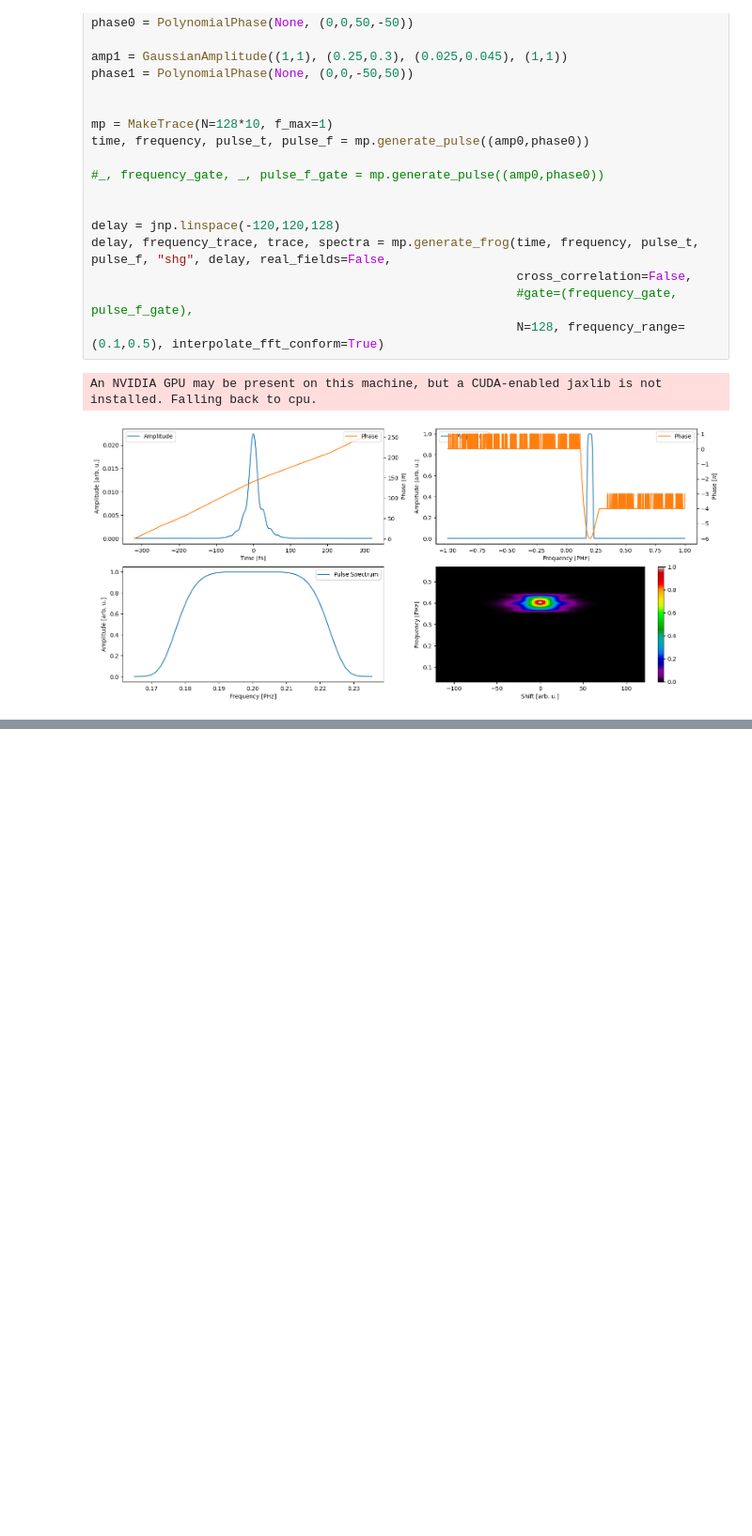
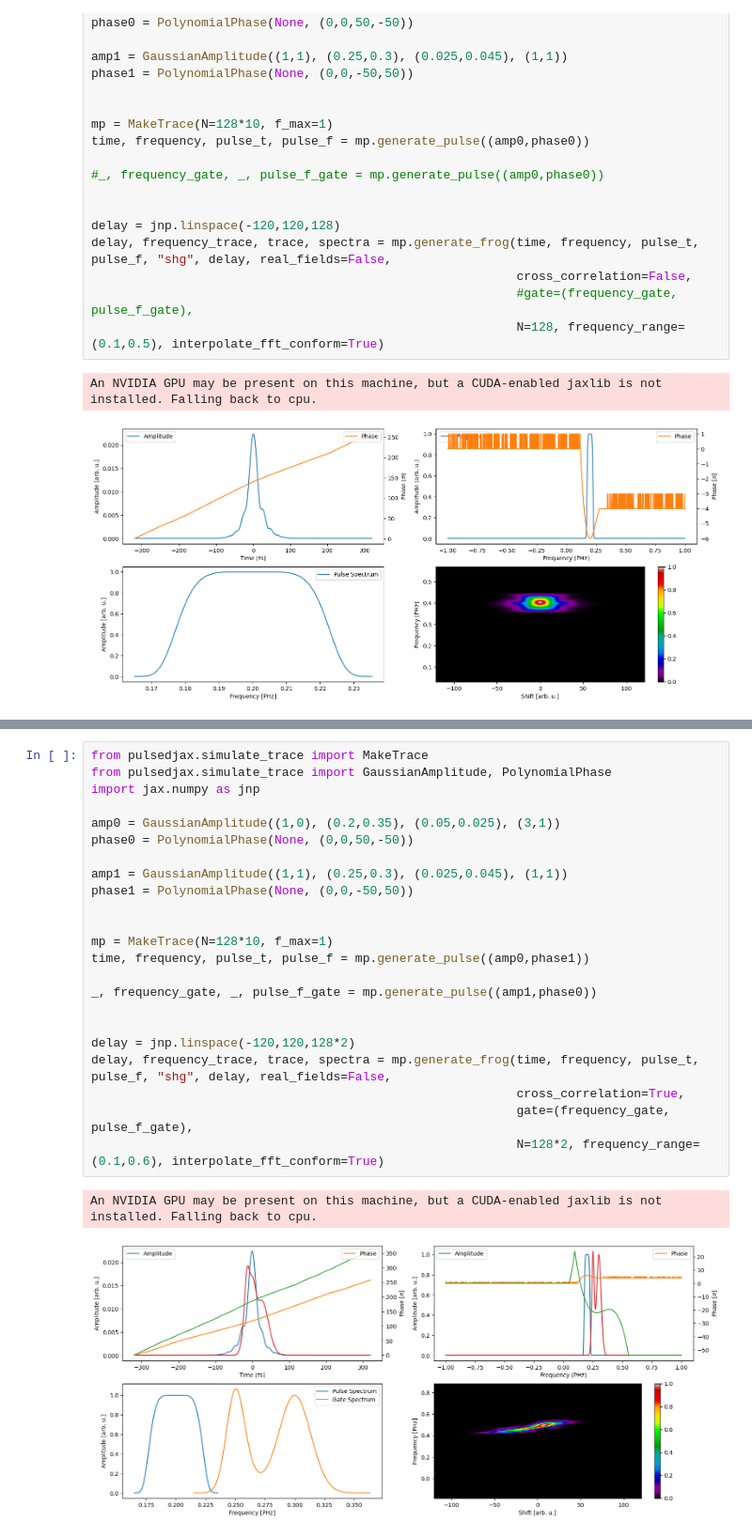
Before and after one commit to matillda123/Pulse-Retrieval-with-JAX, a Jupyter notebook: _usage_example.ipynb, the cells around one changed output, grey strips where cells are left out. Shown at 94% size. Drawn from its saved outputs; the diff is of its cells as text; blank space fills up the shorter version.

```diff
--- a/_usage_example.ipynb
+++ b/_usage_example.ipynb
@@ -36 +57,27 @@ An NVIDIA GPU may be present on this machine, but a CUDA-enabled jaxlib is not i
+# %%
+from pulsedjax.simulate_trace import MakeTrace
+from pulsedjax.simulate_trace import GaussianAmplitude, PolynomialPhase
+import jax.numpy as jnp
+
+amp0 = GaussianAmplitude((1,0), (0.2,0.35), (0.05,0.025), (3,1))
+phase0 = PolynomialPhase(None, (0,0,50,-50))
+
+amp1 = GaussianAmplitude((1,1), (0.25,0.3), (0.025,0.045), (1,1))
+phase1 = PolynomialPhase(None, (0,0,-50,50))
+
+
+mp = MakeTrace(N=128*10, f_max=1)
+time, frequency, pulse_t, pulse_f = mp.generate_pulse((amp0,phase1))
+
+_, frequency_gate, _, pulse_f_gate = mp.generate_pulse((amp1,phase0))
+
+
+delay = jnp.linspace(-120,120,128*2)
+delay, frequency_trace, trace, spectra = mp.generate_frog(time, frequency, pulse_t, pulse_f, "shg", delay, real_fields=False,
+                                                          cross_correlation=True,
+                                                          gate=(frequency_gate, pulse_f_gate),
+                                                          N=128*2, frequency_range=(0.1,0.6), interpolate_fft_conform=True)
+# %% [output]
+An NVIDIA GPU may be present on this machine, but a CUDA-enabled jaxlib is not installed. Falling back to cpu.
+[figure, added]
 # %%
```
Also changed, not shown: parts of 7 cells of this notebook, 9 other files.
